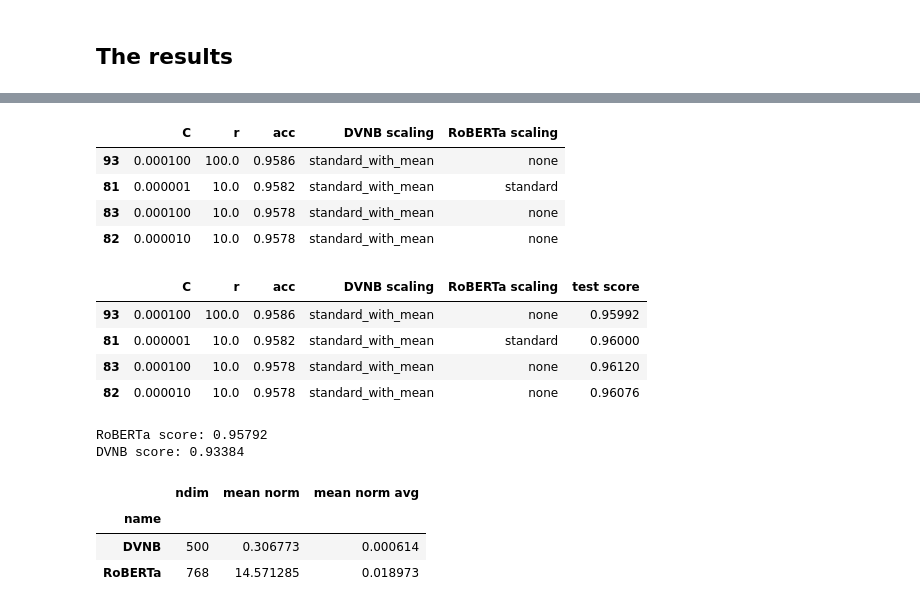
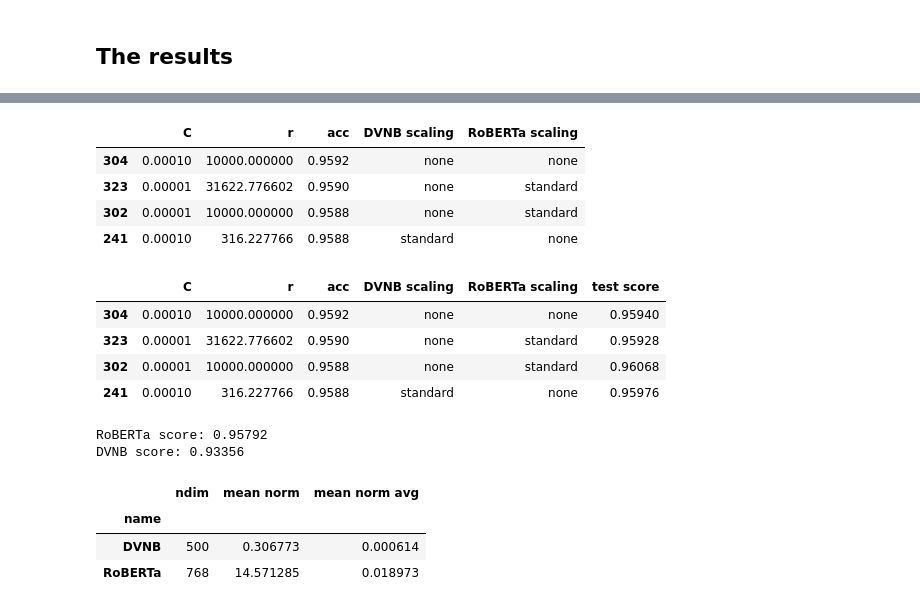
Before and after one commit to Bgzh/dv-cosine, a Jupyter notebook: dvnb+roberta.ipynb, the cells around one changed output, grey strips where cells are left out. Drawn from its saved outputs; the diff is of its cells as text; code cells hidden in the pictures.

```diff
--- a/dvnb+roberta.ipynb
+++ b/dvnb+roberta.ipynb
@@ -96,8 +96,8 @@ warnings.simplefilter("ignore", category=ConvergenceWarning)
 np.random.seed(12)
 # run the experiment
 his = {}
-rs = np.logspace(-7, 2, 10)
-Cs = np.logspace(-7, 2, 10)
+rs = np.logspace(-3, 7, 21)
+Cs = np.logspace(-9, 1, 21)
 for dv_scaler_name, dv_scaler in dv_scalers.items():
     for bon_scaler_name, bon_scaler in re_scalers.items():
         stclf = ImdbSentimentClf(r=rs, C=Cs, dv_scaler=dv_scaler, bon_scaler=bon_scaler, cv=3)
@@ -120,3 +120,4 @@ with open('test_logs/dvnb+roberta_logs.pkl', 'rb') as f:
 df = read_logs(his)
 # %%
 df = df.rename(columns={"BON scaling": "RoBERTa scaling", "DV scaling": "DVNB scaling"})
+df = df.replace("standard_with_mean", "standard")
@@ -132,10 +145,10 @@ top = df.sort_values(by="acc", ascending=False).head(4).copy()
 top
 # %% [output]
 |  | C | r | acc | DVNB scaling | RoBERTa scaling |
-| 93 | 0.000100 | 100.0 | 0.9586 | standard_with_mean | none |
-| 81 | 0.000001 | 10.0 | 0.9582 | standard_with_mean | standard |
-| 83 | 0.000100 | 10.0 | 0.9578 | standard_with_mean | none |
-| 82 | 0.000010 | 10.0 | 0.9578 | standard_with_mean | none |
+| 304 | 0.00010 | 10000.000000 | 0.9592 | none | none |
+| 323 | 0.00001 | 31622.776602 | 0.9590 | none | standard |
+| 302 | 0.00001 | 10000.000000 | 0.9588 | none | standard |
+| 241 | 0.00010 | 316.227766 | 0.9588 | standard | none |
 # %%
 embedding_train = np.vstack([embedding_train, embedding_dev])
 rembs_train = np.vstack([rembs_train, rembs_dev])
@@ -144,35 +157,35 @@ y_train = np.concatenate([y_train, y_dev])
 # %%
 lr = LogisticRegression()
 
 sd = StandardScaler(with_mean=True)
 embedding_train_sd = sd.fit_transform(embedding_train)
 embedding_test_sd = sd.transform(embedding_test)
 
 rembs_train_sd = sd.fit_transform(rembs_train)
 rembs_test_sd = sd.transform(rembs_test)
 
 for i, a in top.iterrows():
-    dv_train = embedding_train_sd if a["DVNB scaling"] == "standard_with_mean" else embedding_train
-    dv_test = embedding_test_sd if a["DVNB scaling"] == "standard_with_mean" else embedding_test
+    dv_train = embedding_train_sd if a["DVNB scaling"] == "standard" else embedding_train
+    dv_test = embedding_test_sd if a["DVNB scaling"] == "standard" else embedding_test
 
     rb_train = rembs_train_sd if a["RoBERTa scaling"] == "standard" else rembs_train
     rb_test = rembs_test_sd if a["RoBERTa scaling"] == "standard" else rembs_test
 
     lr.set_params(C=a["C"])
     lr.fit(np.hstack([dv_train * a["r"],rb_train]), y_train)
     test_score = lr.score(np.hstack([dv_test * a["r"], rb_test]), y_test)
     top.loc[i, "test score"] = test_score
 
 top
 # %% [output]
 |  | C | r | acc | DVNB scaling | RoBERTa scaling | test score |
-| 93 | 0.000100 | 100.0 | 0.9586 | standard_with_mean | none | 0.95992 |
-| 81 | 0.000001 | 10.0 | 0.9582 | standard_with_mean | standard | 0.96000 |
-| 83 | 0.000100 | 10.0 | 0.9578 | standard_with_mean | none | 0.96120 |
-| 82 | 0.000010 | 10.0 | 0.9578 | standard_with_mean | none | 0.96076 |
+| 304 | 0.00010 | 10000.000000 | 0.9592 | none | none | 0.95940 |
+| 323 | 0.00001 | 31622.776602 | 0.9590 | none | standard | 0.95928 |
+| 302 | 0.00001 | 10000.000000 | 0.9588 | none | standard | 0.96068 |
+| 241 | 0.00010 | 316.227766 | 0.9588 | standard | none | 0.95976 |
 # %%
 
-lgcv = LogisticRegressionCV(Cs=np.logspace(-7, 4, 9), tol=0.001)
+lgcv = LogisticRegressionCV(Cs=np.logspace(-7, 4, 23), tol=0.001)
 lgcv.fit(rembs_train, y_train)
 rb_test_score = lgcv.score(rembs_test, y_test)
 
@@ -182,7 +195,7 @@ print("RoBERTa score:", rb_test_score)
 print("DVNB score:", dv_test_score)
 # %% [output]
 RoBERTa score: 0.95792
-DVNB score: 0.93384
+DVNB score: 0.93356
 # %%
 mag = []
 mag.append({
```
Also changed, not shown: parts of 4 cells of this notebook, 41 other files.
